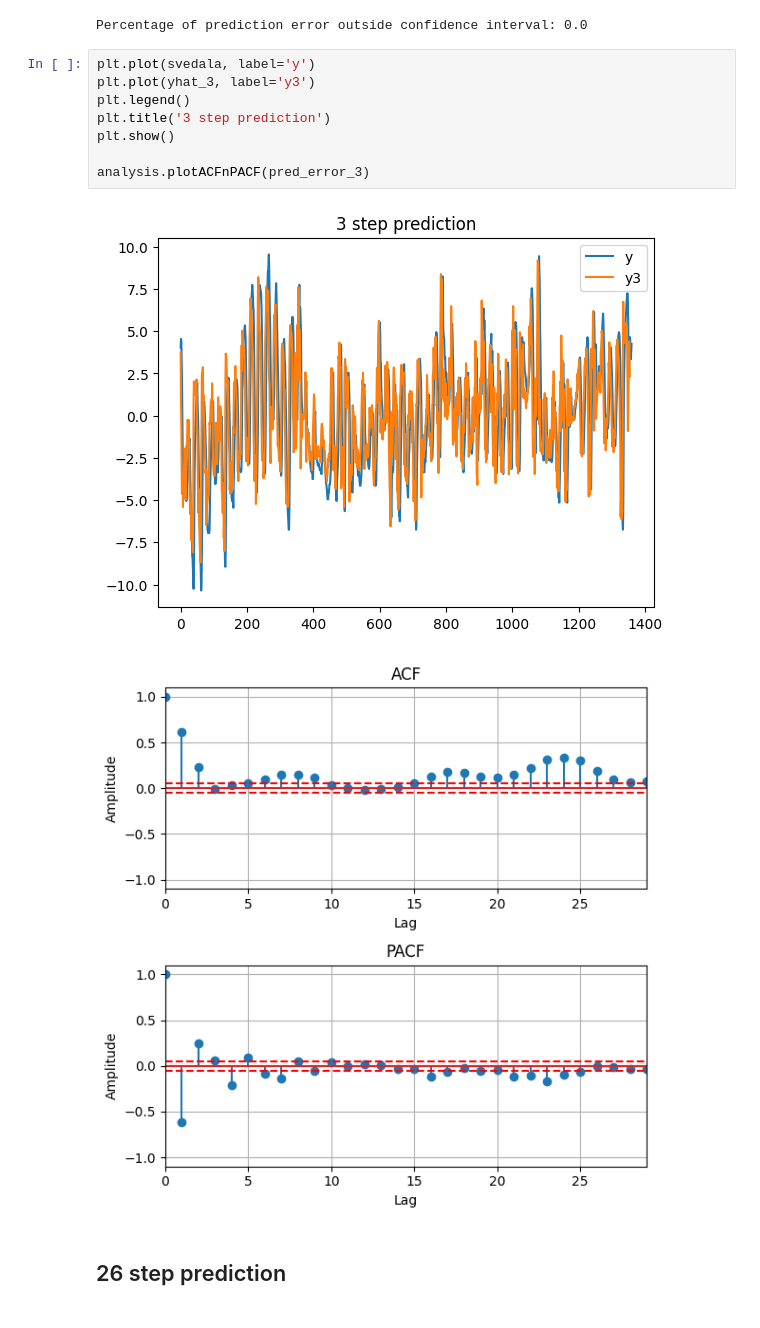
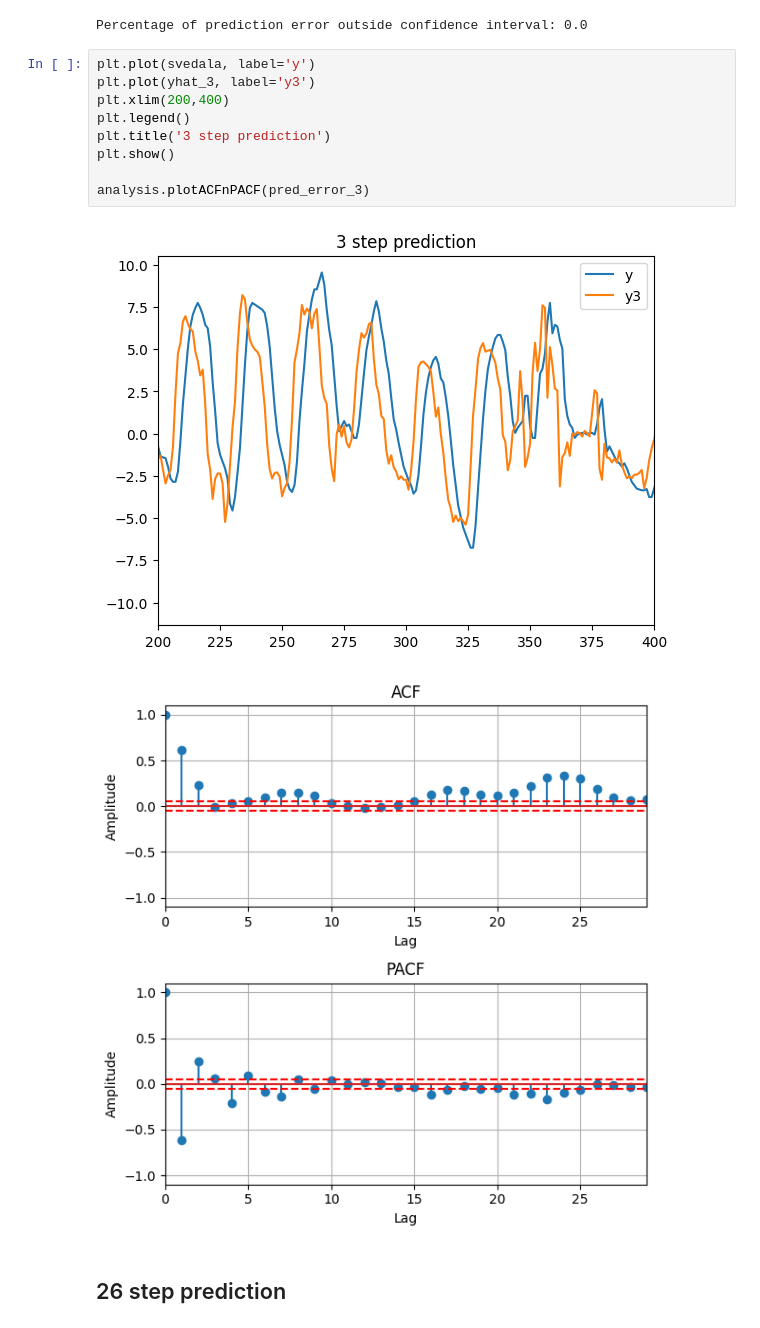
Before and after one commit to atjhin/lund-university, a Jupyter notebook: MASM17/Lab2_Svedala.ipynb, the cells around one changed output. Drawn from its saved outputs; the diff is of its cells as text.

```diff
--- a/MASM17/Lab2_Svedala.ipynb
+++ b/MASM17/Lab2_Svedala.ipynb
@@ -111,13 +120,14 @@ Percentage of prediction error outside confidence interval: 0.0
 # %%
 plt.plot(svedala, label='y')
 plt.plot(yhat_3, label='y3')
+plt.xlim(200,400)
 plt.legend()
 plt.title('3 step prediction')
 plt.show()
 
 analysis.plotACFnPACF(pred_error_3)
 # %% [output]
-[figure, old version]
+[figure, new version]
 [figure]
 # %% [markdown]
 ## 26 step prediction
```
Also changed, not shown: parts of 4 cells of this notebook, 1 other file.
